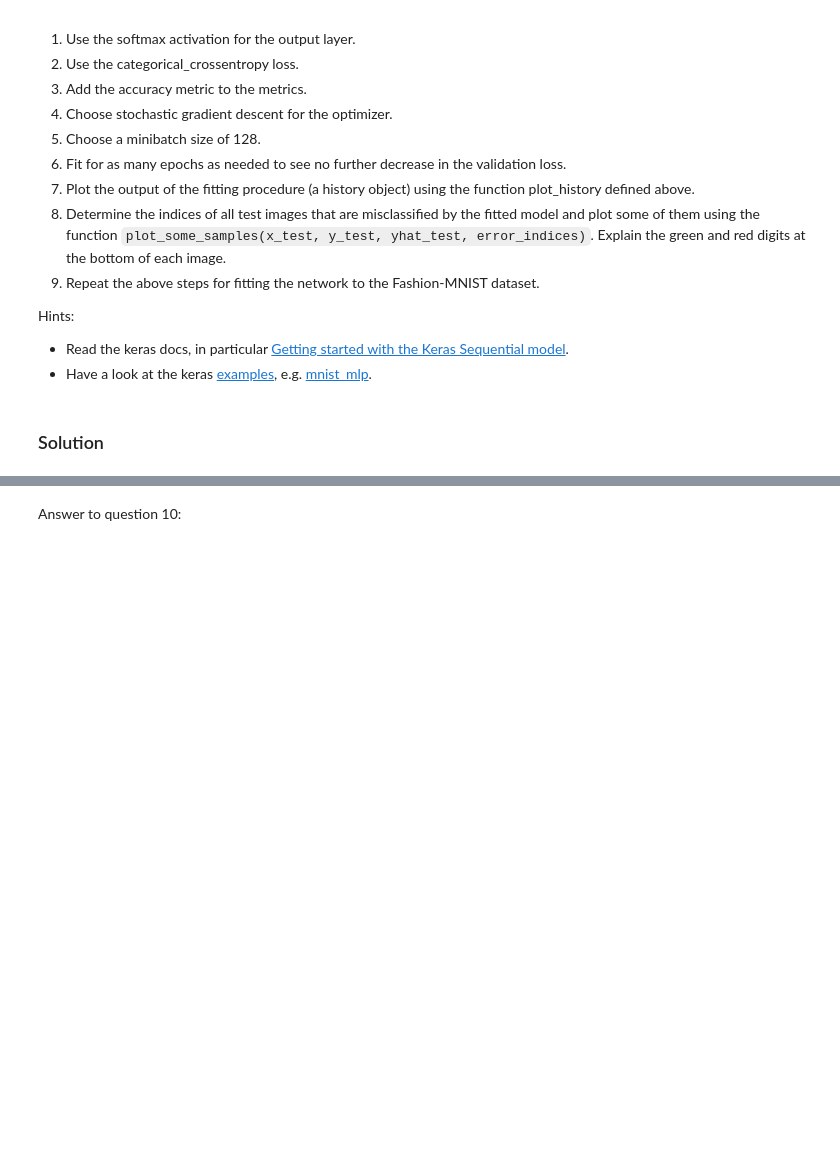
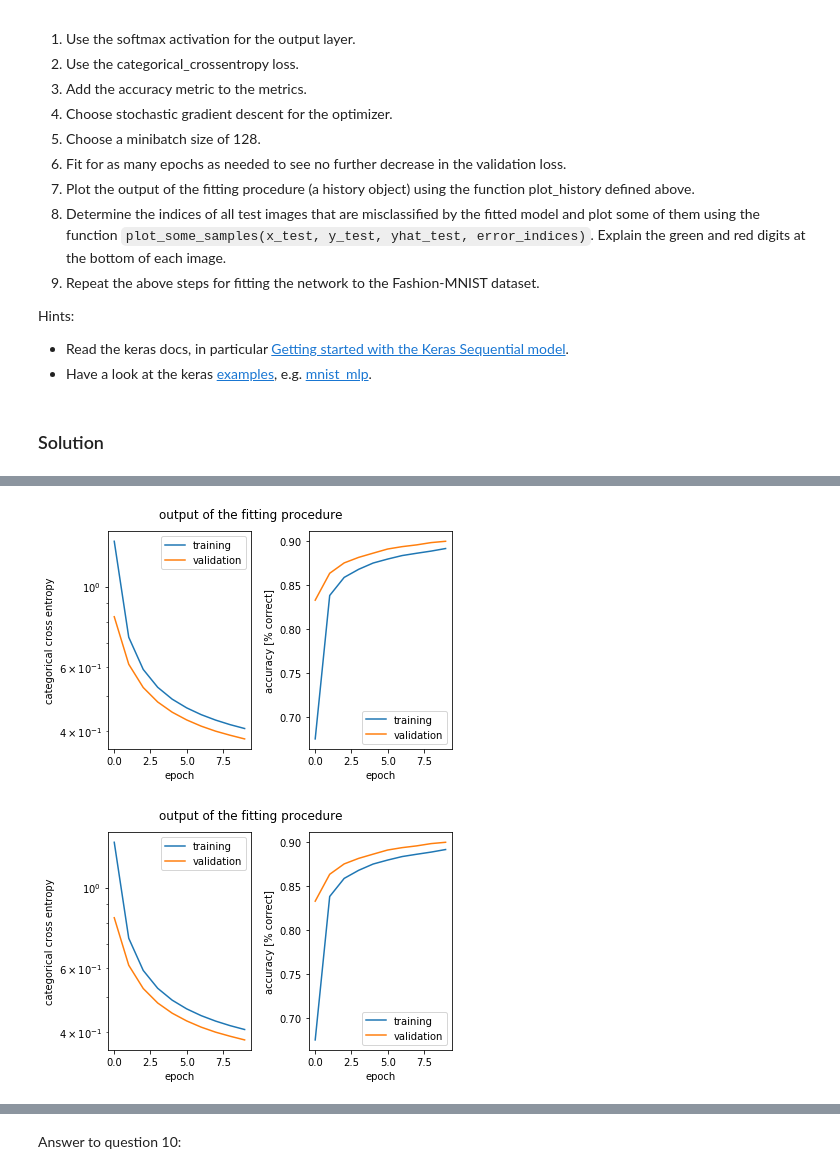
Before and after one commit to girotomas/ANN, a Jupyter notebook: miniproject1.ipynb, the cells around one changed output, grey strips where cells are left out. Drawn from its saved outputs; the diff is of its cells as text; code cells hidden in the pictures; blank space fills up the shorter version.

```diff
--- a/miniproject1.ipynb
+++ b/miniproject1.ipynb
@@ -211,13 +213,14 @@ from keras.models import Sequential
 from keras.layers import Dense, Activation
 
 model = Sequential([
-    Dense(32, input_shape=(784,)),
-    Activation('relu'),
-    Dense(10),
+    Dense(10, input_shape=(784,)),
     Activation('softmax'),
 ])
 
 sgd = keras.optimizers.SGD(lr=0.01, clipnorm=1.)
 model.compile(optimizer=sgd,
               loss='categorical_crossentropy',
-              metrics=['accuracy'])
+              metrics=['acc'])
+
+# Train the model, iterating on the data in batches of 128 samples
+history=model.fit(x_train, y_train, epochs=10, batch_size=128, validation_data=(x_test, y_test))
@@ -223,0 +245,5 @@ model.compile(optimizer=sgd,
+# %%
+plot_history(history, title='output of the fitting procedure')
+# %% [output]
+[figure, added]
+[figure, added]
```
Also changed, not shown: parts of 20 cells of this notebook, 1 other file.
